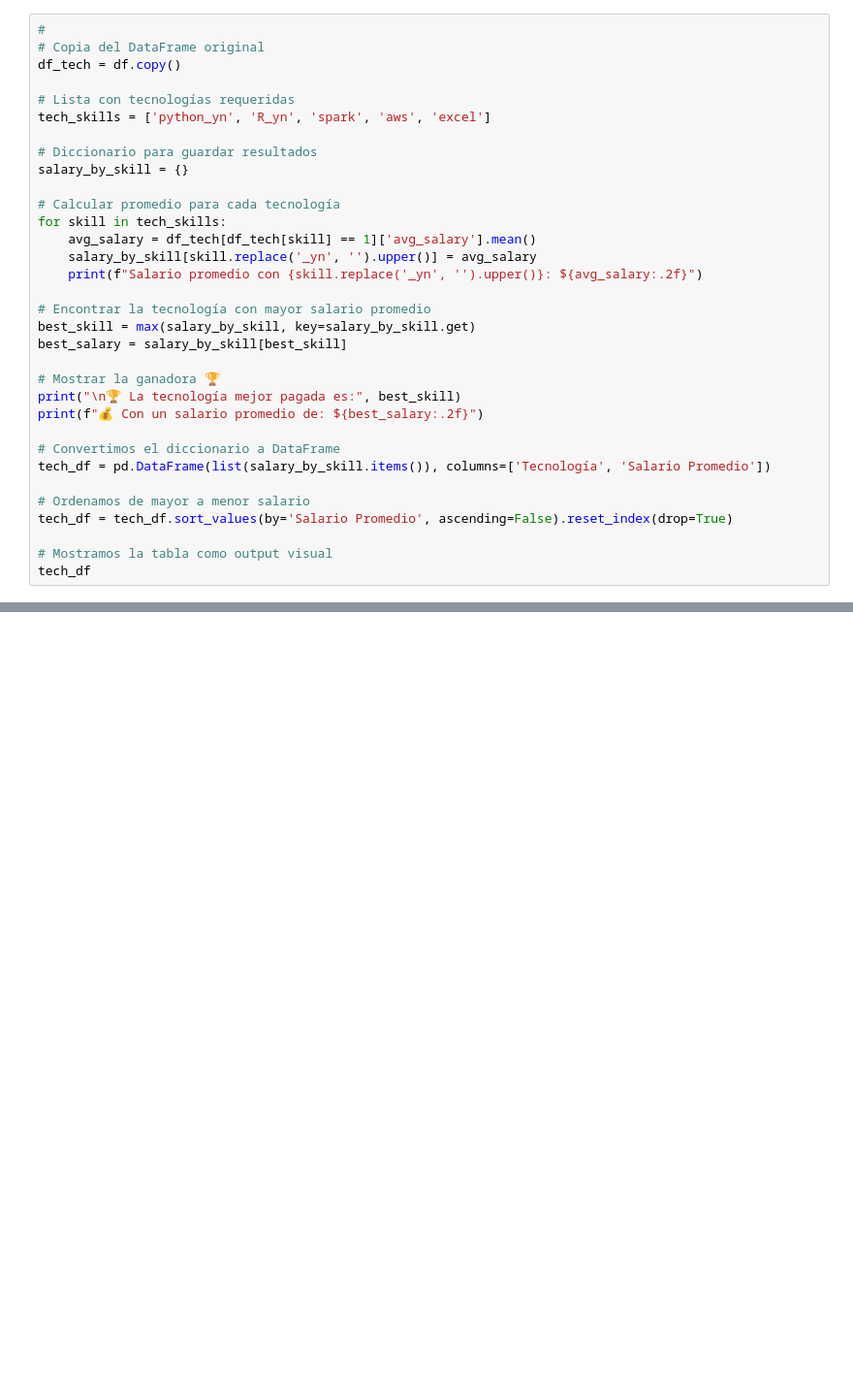
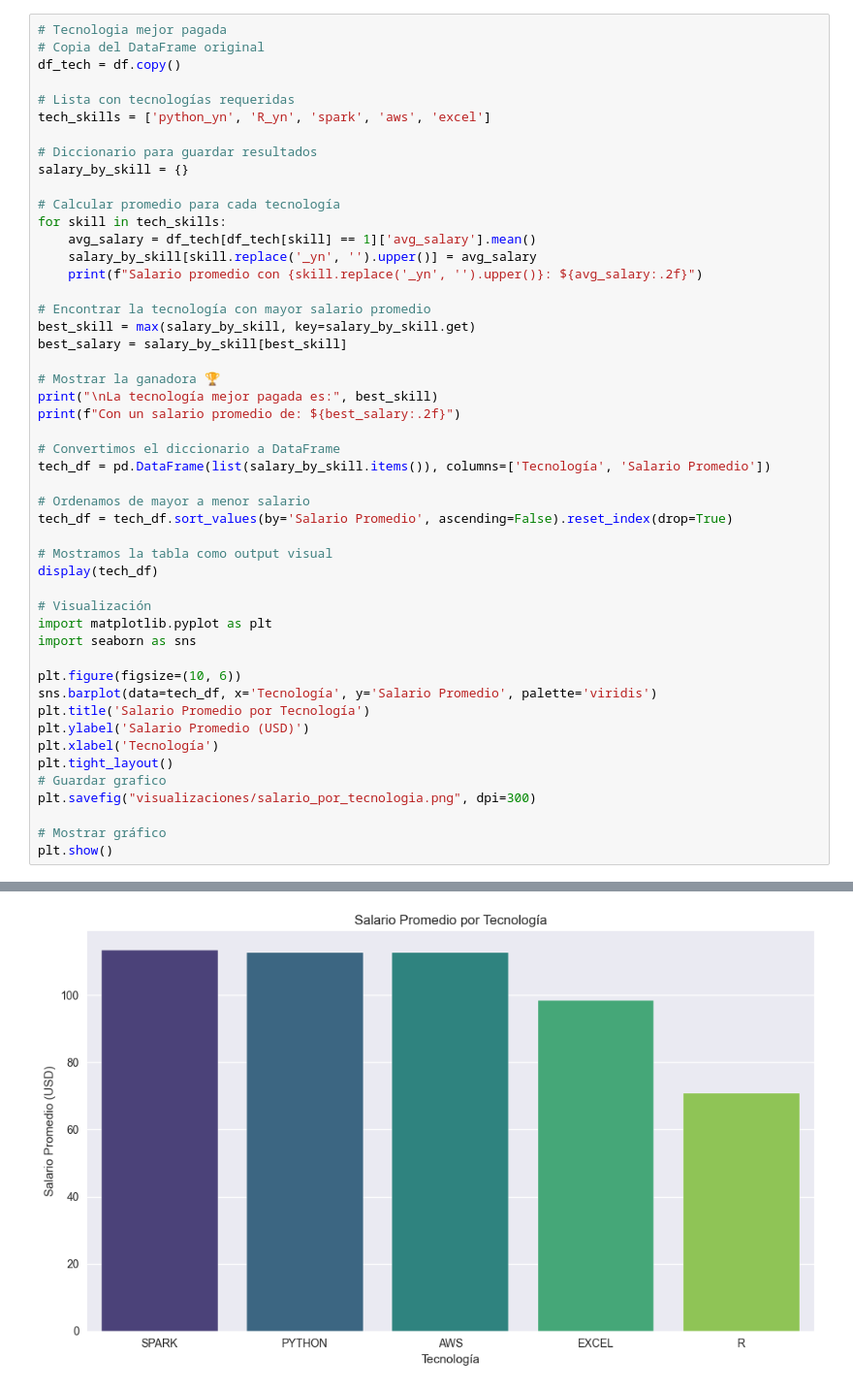
Before and after one commit to jetmike01/Analisis-salarial-DS, a Jupyter notebook: notebooks/eda-DS.ipynb, the cells around one changed output, grey strips where cells are left out. Shown at 97% size. Cells and saved outputs as stored; diff of their text form; blank space fills up the shorter version.

```diff
--- a/notebooks/eda-DS.ipynb
+++ b/notebooks/eda-DS.ipynb
@@ -142,5 +111,5 @@ df.head
 # %%
-#
+# Tecnologia mejor pagada
 # Copia del DataFrame original
 df_tech = df.copy()
 
@@ -161,8 +130,8 @@ best_skill = max(salary_by_skill, key=salary_by_skill.get)
 best_salary = salary_by_skill[best_skill]
 
 # Mostrar la ganadora 🏆
-print("\n🏆 La tecnología mejor pagada es:", best_skill)
-print(f"💰 Con un salario promedio de: ${best_salary:.2f}")
+print("\nLa tecnología mejor pagada es:", best_skill)
+print(f"Con un salario promedio de: ${best_salary:.2f}")
 
 # Convertimos el diccionario a DataFrame
 tech_df = pd.DataFrame(list(salary_by_skill.items()), columns=['Tecnología', 'Salario Promedio'])
@@ -171,7 +140,23 @@ tech_df = pd.DataFrame(list(salary_by_skill.items()), columns=['Tecnología', 'S
 tech_df = tech_df.sort_values(by='Salario Promedio', ascending=False).reset_index(drop=True)
 
 # Mostramos la tabla como output visual
-tech_df
+display(tech_df)
+
+# Visualización
+import matplotlib.pyplot as plt
+import seaborn as sns
+
+plt.figure(figsize=(10, 6))
+sns.barplot(data=tech_df, x='Tecnología', y='Salario Promedio', palette='viridis')
+plt.title('Salario Promedio por Tecnología')
+plt.ylabel('Salario Promedio (USD)')
+plt.xlabel('Tecnología')
+plt.tight_layout()
+# Guardar grafico
+plt.savefig("visualizaciones/salario_por_tecnologia.png", dpi=300)
+
+# Mostrar gráfico
+plt.show()
 # %% [output]
 Salario promedio con PYTHON: $112.65
 Salario promedio con R: $70.75
@@ -189,0 +178 @@ Salario promedio con EXCEL: $98.50
+[figure, added]
```
Also changed, not shown: parts of 5 cells of this notebook.
